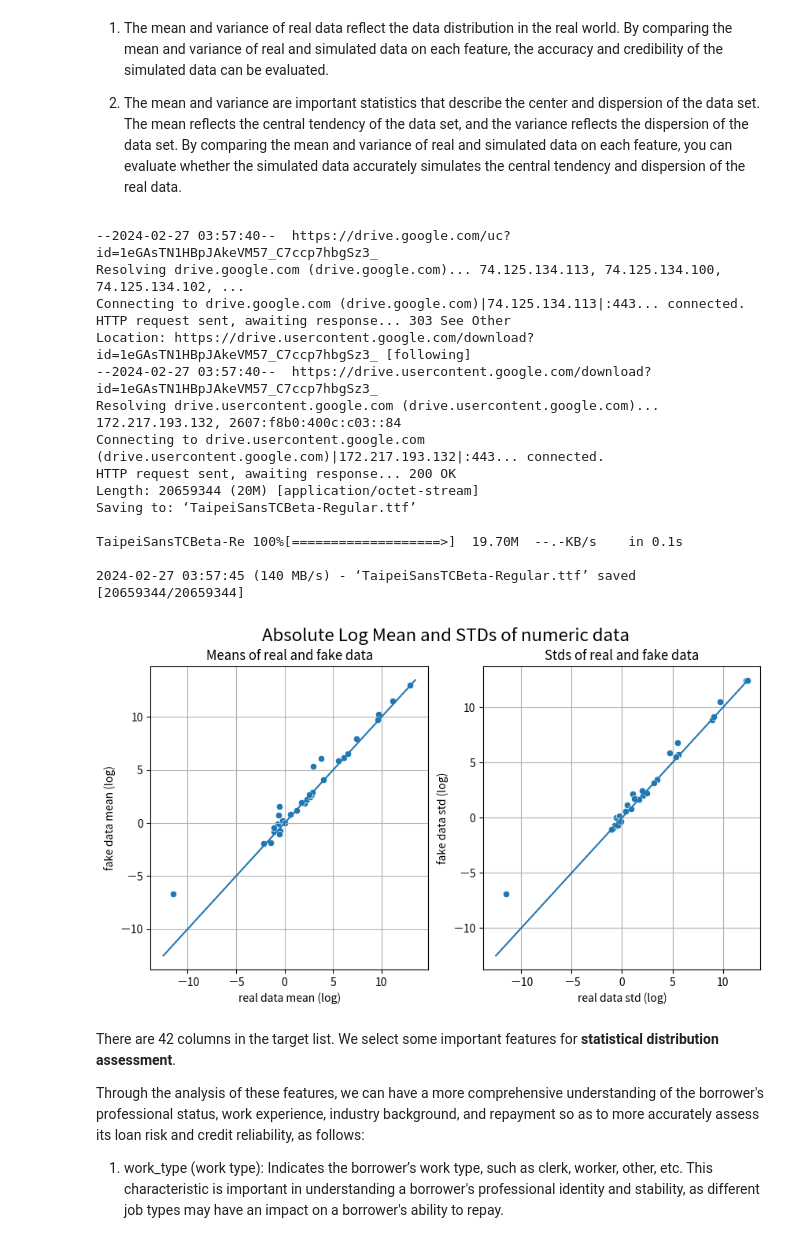
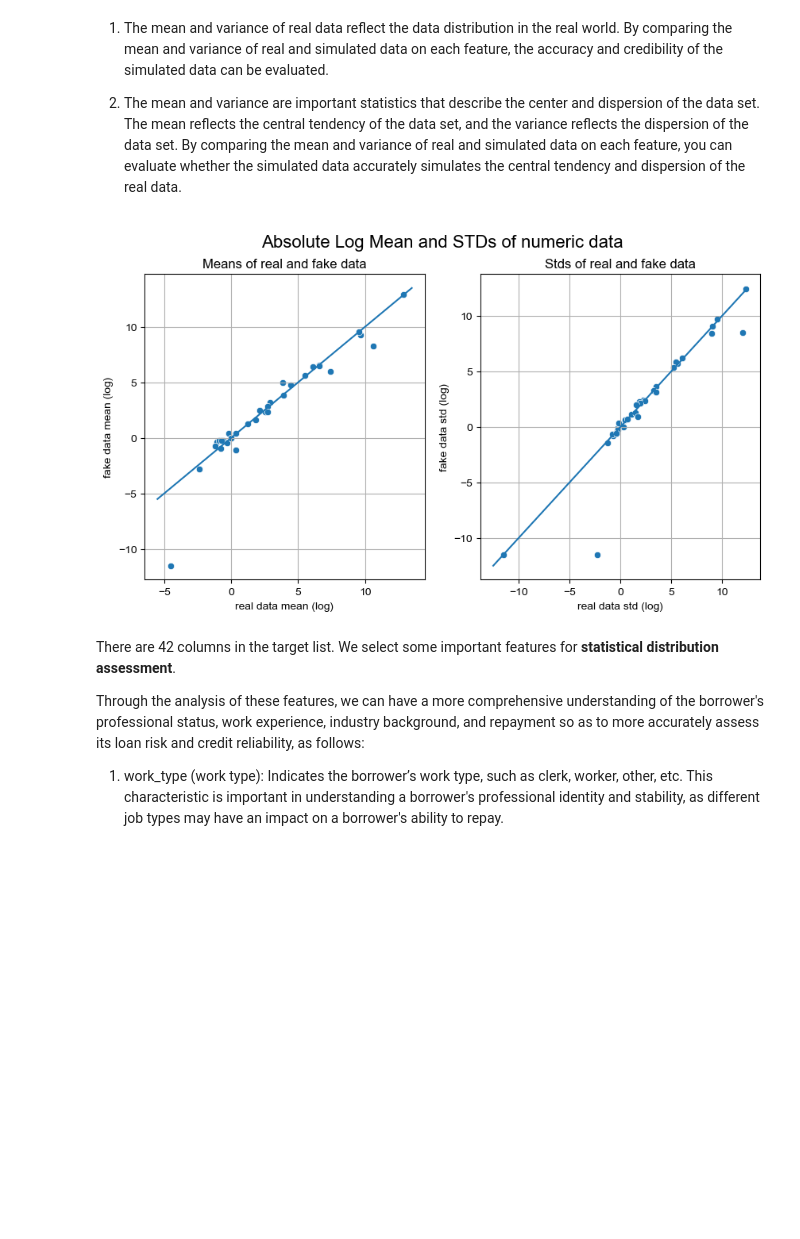
Before and after one commit to hitsz-ids/synthetic-data-generator, a Jupyter notebook: example/sdgx_example_ctgan.ipynb, the cells around one changed output. Saved outputs shown, nothing was run; the diff lists cells and outputs as text; code cells hidden in the pictures; blank space fills up the shorter version.

Commit message:
Update sdgx_example_ctgan.ipynb (#213)

```diff
--- a/example/sdgx_example_ctgan.ipynb
+++ b/example/sdgx_example_ctgan.ipynb
@@ -137,6 +93,6 @@ After the model definition is completed, we can use SDG to generate synthetic da
 # Initialize synthesizer, use CTGAN model
 synthesizer = Synthesizer(
     metadata= loan_metadata,
-    model=CTGANSynthesizerModel(epochs=2),
+    model=CTGANSynthesizerModel(epochs=128),
     data_connector=data_connector,
 )
@@ -222,39 +197,20 @@ In the field of simulated data, the comparison of the mean and variance of each
 
 2. The mean and variance are important statistics that describe the center and dispersion of the data set. The mean reflects the central tendency of the data set, and the variance reflects the dispersion of the data set. By comparing the mean and variance of real and simulated data on each feature, you can evaluate whether the simulated data accurately simulates the central tendency and dispersion of the real data.
 # %%
-!wget -O TaipeiSansTCBeta-Regular.ttf https://drive.google.com/uc?id=1eGAsTN1HBpJAkeVM57_C7ccp7hbgSz3_&export=download
 
-import matplotlib
 import matplotlib.pyplot as plt
 from matplotlib.font_manager import fontManager
-
-fontManager.addfont('TaipeiSansTCBeta-Regular.ttf')
-matplotlib.rc('font', family='Taipei Sans TC Beta')
+plt.rcParams['font.sans-serif'] = ['Arial Unicode MS']
 
 # use table_evaluator for evaluation
 from table_evaluator import TableEvaluator
 
 table_evaluator = TableEvaluator(
     real_data[list(set(real_data.columns) - set(loan_metadata.discrete_columns))],
     sampled_data[list(set(real_data.columns) - set(loan_metadata.discrete_columns))])
 table_evaluator.plot_mean_std()
 # %% [output]
---2024-02-27 03:57:40--  https://drive.google.com/uc?id=1eGAsTN1HBpJAkeVM57_C7ccp7hbgSz3_
-Resolving drive.google.com (drive.google.com)... 74.125.134.113, 74.125.134.100, 74.125.134.102, ...
-Connecting to drive.google.com (drive.google.com)|74.125.134.113|:443... connected.
-HTTP request sent, awaiting response... 303 See Other
-Location: https://drive.usercontent.google.com/download?id=1eGAsTN1HBpJAkeVM57_C7ccp7hbgSz3_ [following]
---2024-02-27 03:57:40--  https://drive.usercontent.google.com/download?id=1eGAsTN1HBpJAkeVM57_C7ccp7hbgSz3_
-Resolving drive.usercontent.google.com (drive.usercontent.google.com)... 172.217.193.132, 2607:f8b0:400c:c03::84
-Connecting to drive.usercontent.google.com (drive.usercontent.google.com)|172.217.193.132|:443... connected.
-HTTP request sent, awaiting response... 200 OK
-Length: 20659344 (20M) [application/octet-stream]
-Saving to: ‘TaipeiSansTCBeta-Regular.ttf’
-
-TaipeiSansTCBeta-Re 100%[===================>]  19.70M  --.-KB/s    in 0.1s
-
-2024-02-27 03:57:45 (140 MB/s) - ‘TaipeiSansTCBeta-Regular.ttf’ saved [20659344/20659344]
-[figure, old version]
+[figure, new version]
 # %% [markdown]
 There are 42 columns in the target list. We select some important features for **statistical distribution assessment**.
 
```
Also changed, not shown: parts of 10 cells of this notebook.
